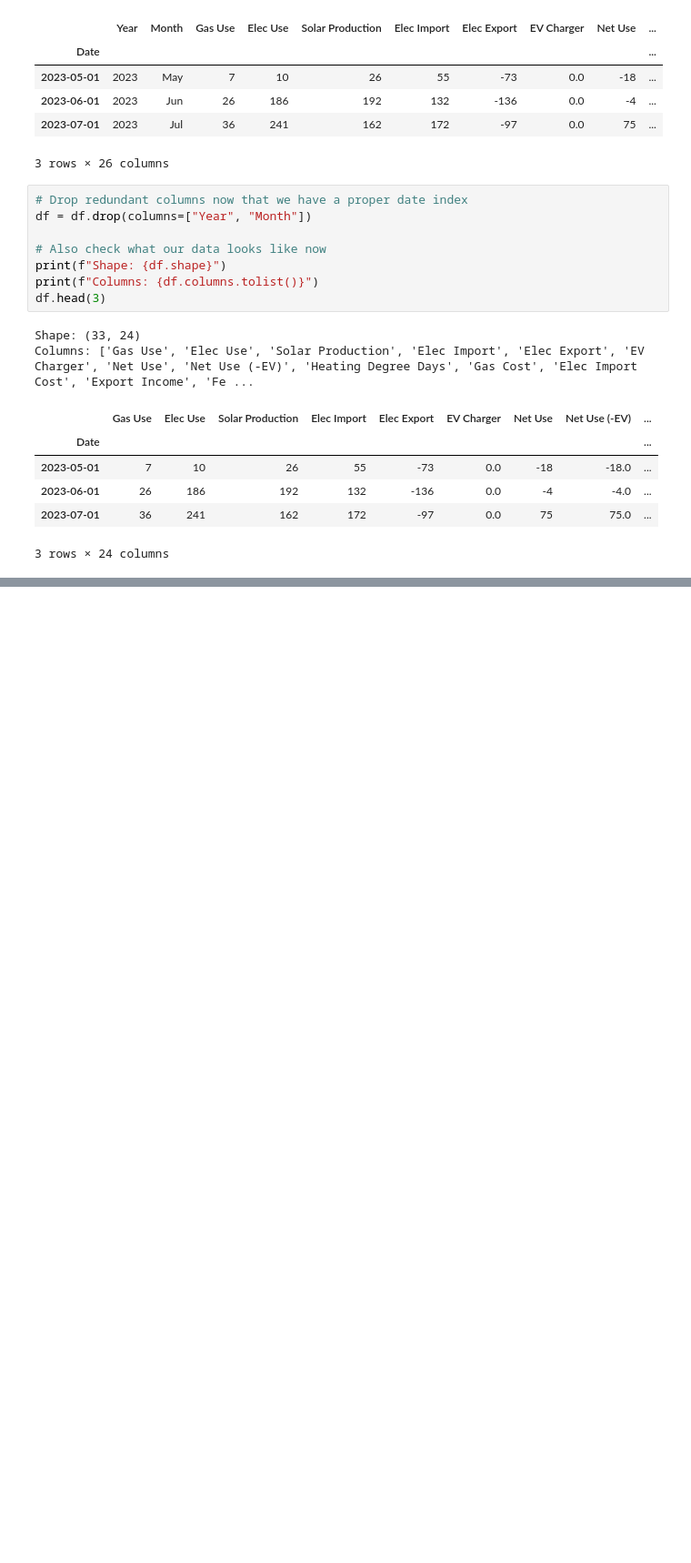
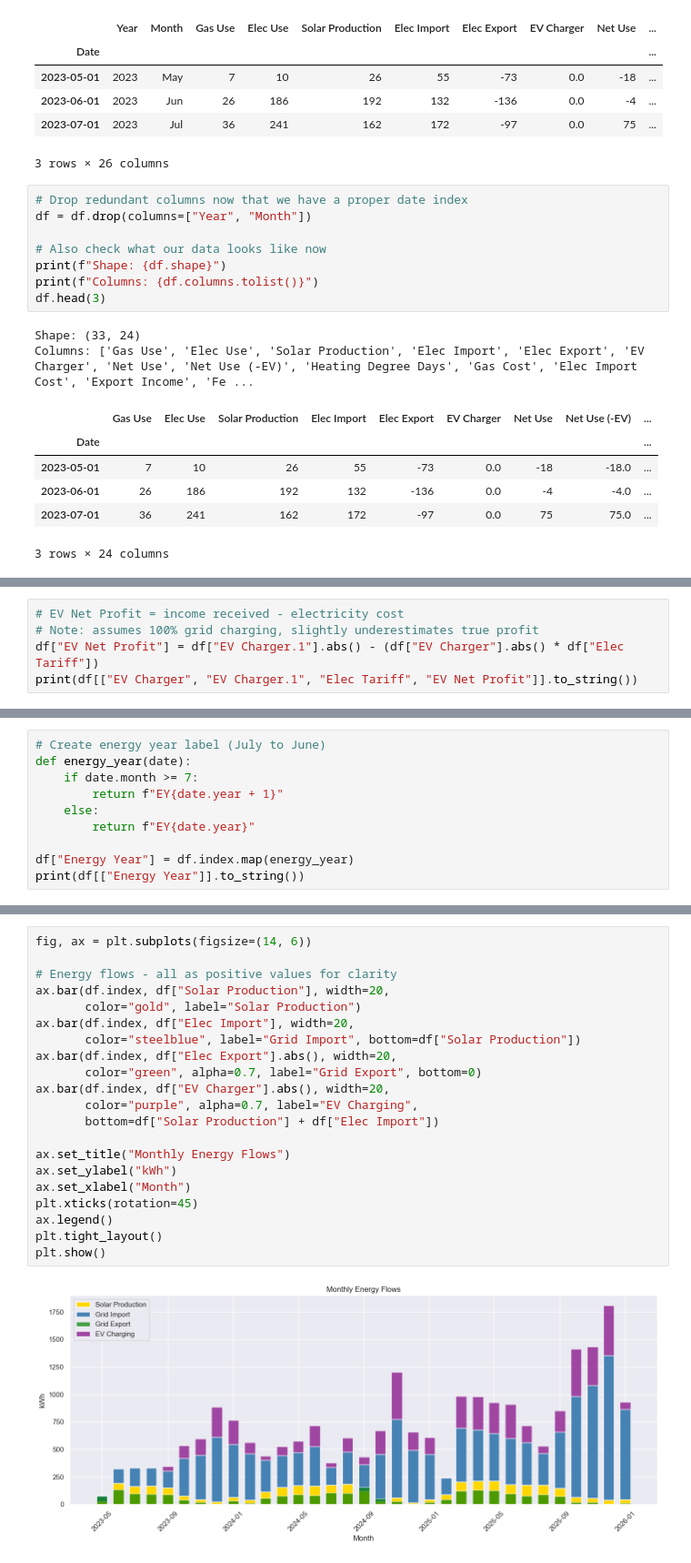
Before and after one commit to DavidRSDowling/industrial-ai, a Jupyter notebook: home_energy_analysis.ipynb, the cells around one changed output, grey strips where cells are left out. Shown at 91% size. Saved outputs shown, nothing was run; the diff lists cells and outputs as text; blank space fills up the shorter version.

```diff
--- a/home_energy_analysis.ipynb
+++ b/home_energy_analysis.ipynb
@@ -158,0 +316,5 @@ Columns: ['Gas Use', 'Elec Use', 'Solar Production', 'Elec Import', 'Elec Export
+# %%
+# EV Net Profit = income received - electricity cost
+# Note: assumes 100% grid charging, slightly underestimates true profit
+df["EV Net Profit"] = df["EV Charger.1"].abs() - (df["EV Charger"].abs() * df["Elec Tariff"])
+print(df[["EV Charger", "EV Charger.1", "Elec Tariff", "EV Net Profit"]].to_string())
@@ -158,0 +364,10 @@ Columns: ['Gas Use', 'Elec Use', 'Solar Production', 'Elec Import', 'Elec Export
+# %%
+# Create energy year label (July to June)
+def energy_year(date):
+    if date.month >= 7:
+        return f"EY{date.year + 1}"
+    else:
+        return f"EY{date.year}"
+
+df["Energy Year"] = df.index.map(energy_year)
+print(df[["Energy Year"]].to_string())
@@ -158,0 +392,23 @@ Columns: ['Gas Use', 'Elec Use', 'Solar Production', 'Elec Import', 'Elec Export
+# %%
+fig, ax = plt.subplots(figsize=(14, 6))
+
+# Energy flows - all as positive values for clarity
+ax.bar(df.index, df["Solar Production"], width=20,
+       color="gold", label="Solar Production")
+ax.bar(df.index, df["Elec Import"], width=20,
+       color="steelblue", label="Grid Import", bottom=df["Solar Production"])
+ax.bar(df.index, df["Elec Export"].abs(), width=20,
+       color="green", alpha=0.7, label="Grid Export", bottom=0)
+ax.bar(df.index, df["EV Charger"].abs(), width=20,
+       color="purple", alpha=0.7, label="EV Charging",
+       bottom=df["Solar Production"] + df["Elec Import"])
+
+ax.set_title("Monthly Energy Flows")
+ax.set_ylabel("kWh")
+ax.set_xlabel("Month")
+plt.xticks(rotation=45)
+ax.legend()
+plt.tight_layout()
+plt.show()
+# %% [output]
+[figure, added]
```
Also changed, not shown: parts of 27 cells of this notebook.
